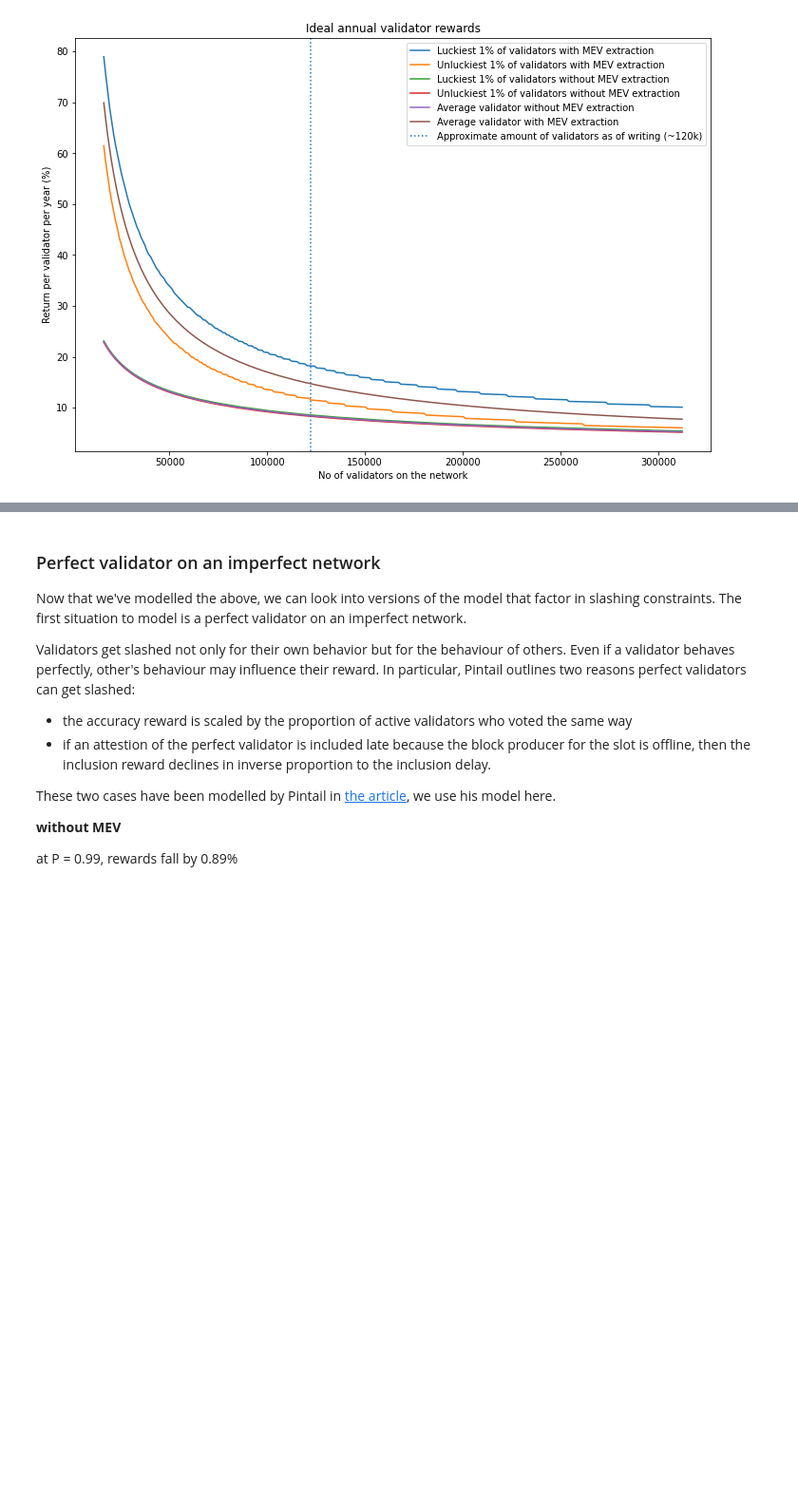
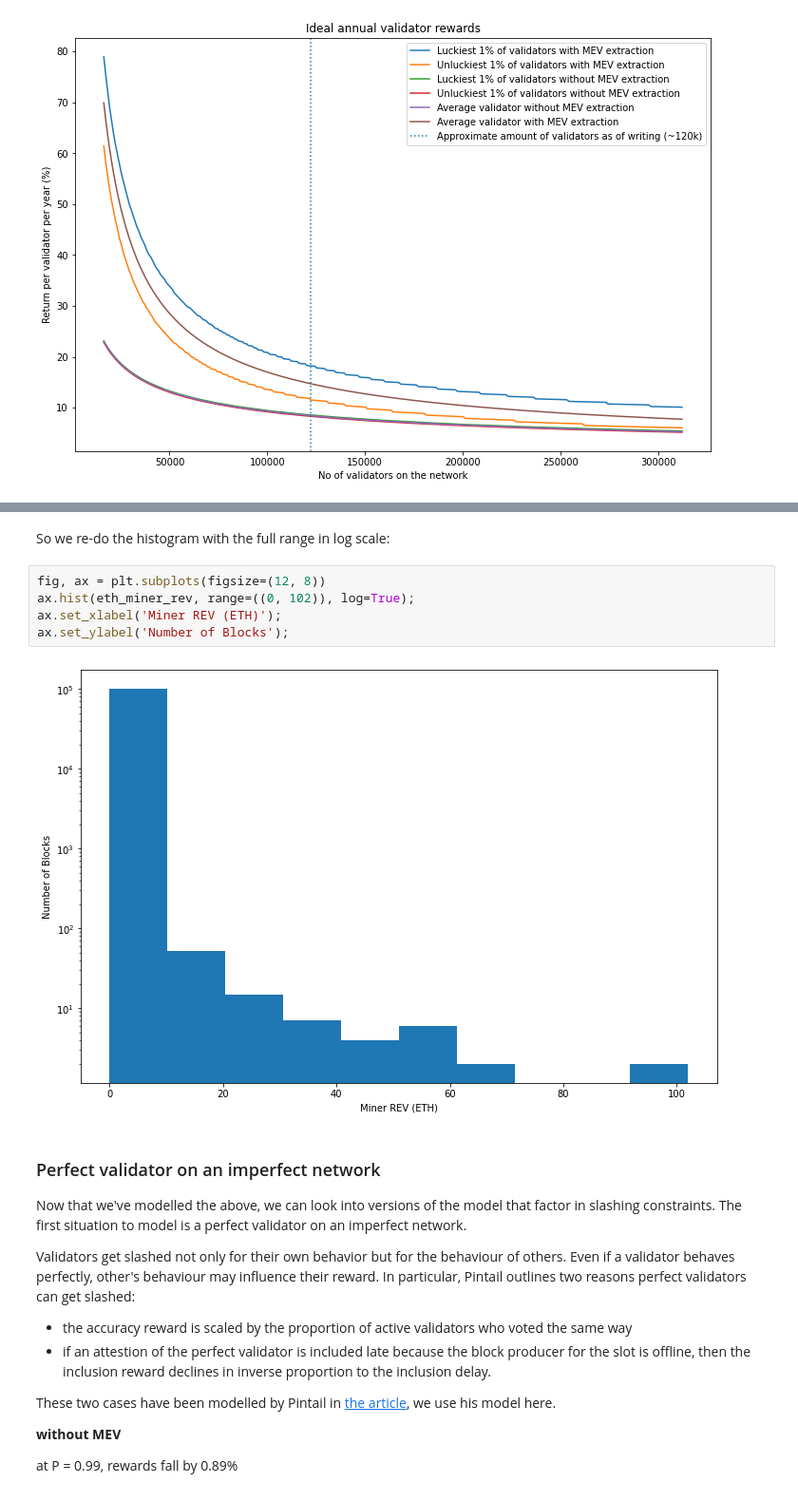
Before and after one commit to taarushv/eth2-mev-rewards, a Jupyter notebook: eth2-mev-calc.ipynb, the cells around one changed output, grey strips where cells are left out. Shown: that part at 95% size. Drawn from its saved outputs; the diff is of its cells as text; blank space fills up the shorter version.

```diff
--- a/eth2-mev-calc.ipynb
+++ b/eth2-mev-calc.ipynb
@@ -221,3 +367,12 @@ leg = ax.legend();
+# %% [markdown]
+So we re-do the histogram with the full range in log scale:
+# %%
+fig, ax = plt.subplots(figsize=(12, 8))
+ax.hist(eth_miner_rev, range=((0, 102)), log=True);
+ax.set_xlabel('Miner REV (ETH)');
+ax.set_ylabel('Number of Blocks');
+# %% [output]
+[figure, added]
 # %% [markdown]
 ### Perfect validator on an imperfect network
 
```
Also changed, not shown: parts of 15 cells of this notebook.
